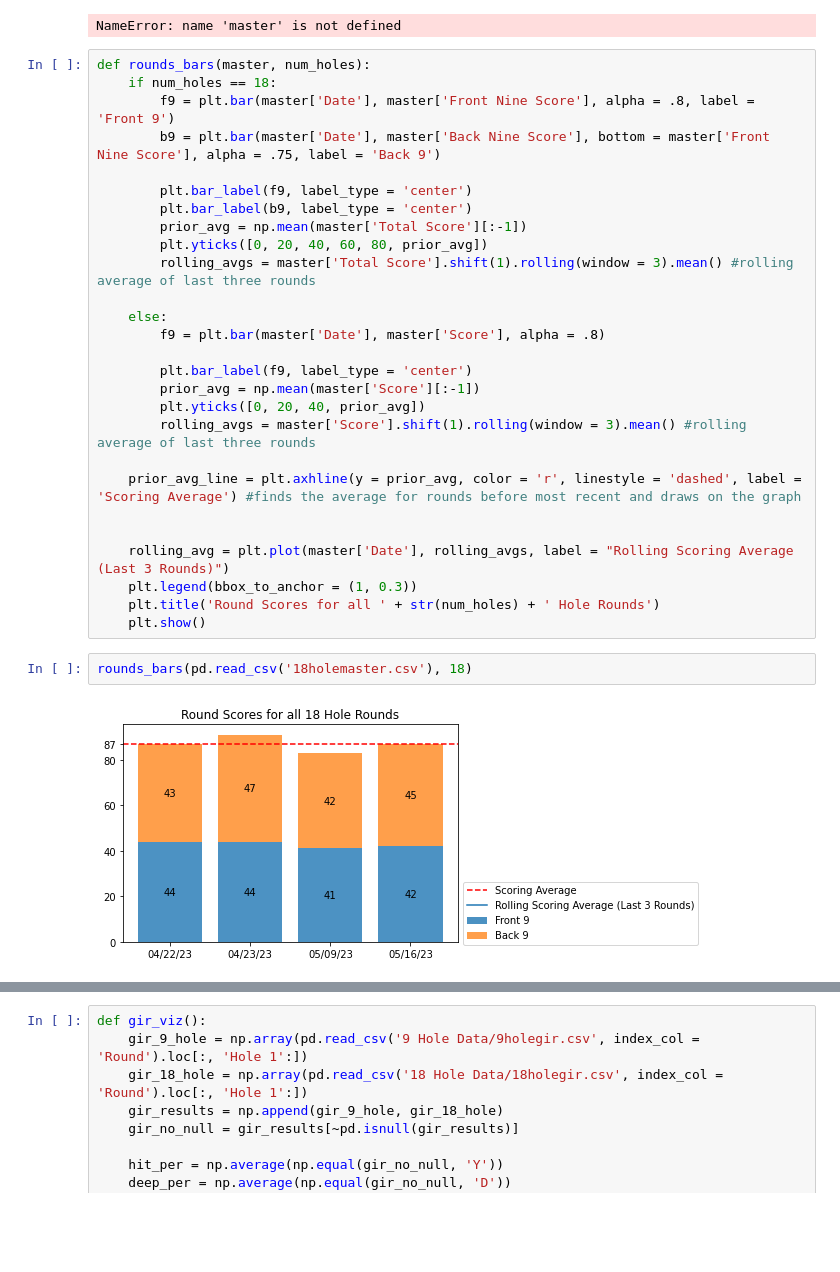
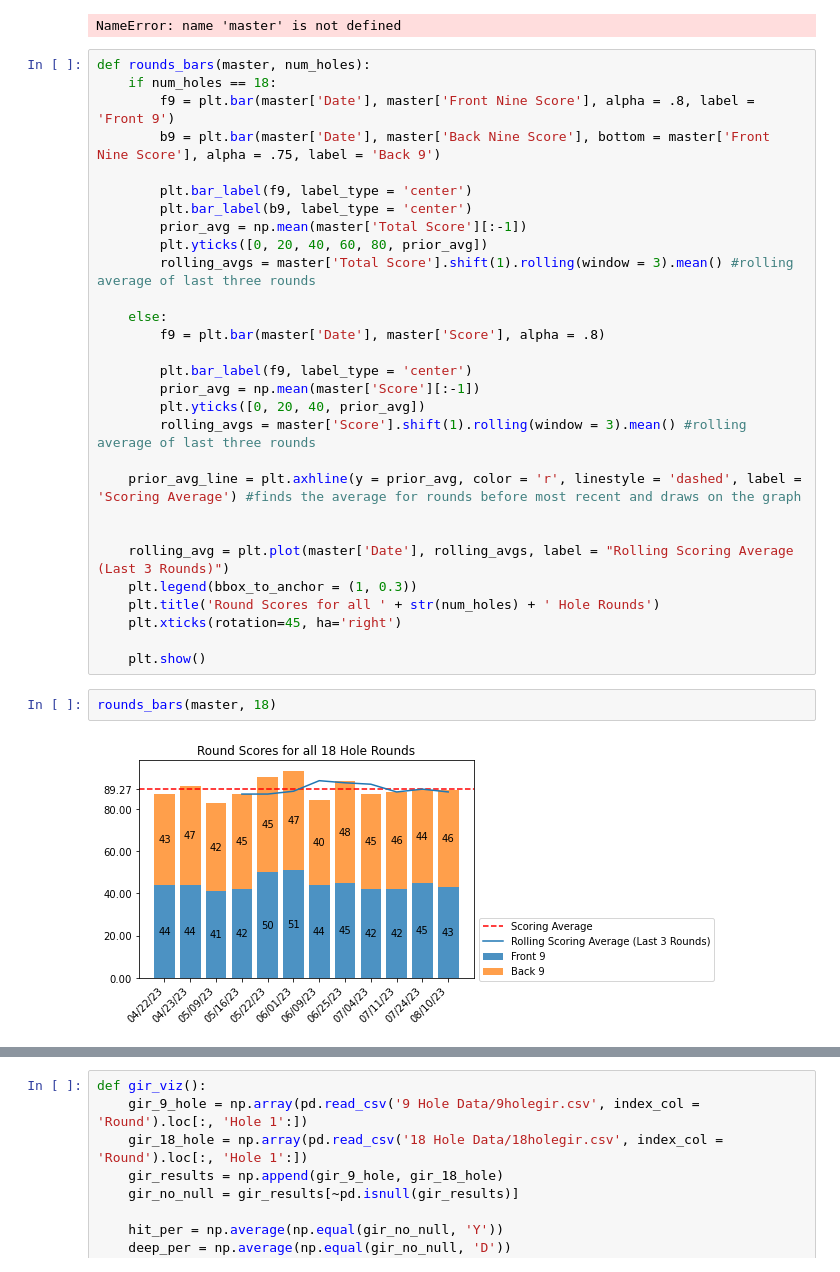
Before and after one commit to tristansetterdahl/Personal-Golf, a Jupyter notebook: Golf Input.ipynb, the cells around one changed output, grey strips where cells are left out. Drawn from its saved outputs; the diff is of its cells as text; blank space fills up the shorter version.

```diff
--- a/Golf Input.ipynb
+++ b/Golf Input.ipynb
@@ -369,11 +370,13 @@ def rounds_bars(master, num_holes):
     rolling_avg = plt.plot(master['Date'], rolling_avgs, label = "Rolling Scoring Average (Last 3 Rounds)")
     plt.legend(bbox_to_anchor = (1, 0.3))
     plt.title('Round Scores for all ' + str(num_holes) + ' Hole Rounds')
+    plt.xticks(rotation=45, ha='right')
+
     plt.show()
 # %%
-rounds_bars(pd.read_csv('18holemaster.csv'), 18)
+rounds_bars(master, 18)
 # %% [output]
-[figure, old version]
+[figure, new version]
 # %%
 def round_scores_breakdown(master, num_holes):
     bar_eagles = plt.bar(master['Date'], master['Eagles or Better'], label = 'Eagles or Better', alpha = .7)
```
Also changed, not shown: parts of 18 cells of this notebook, 21 other files.
